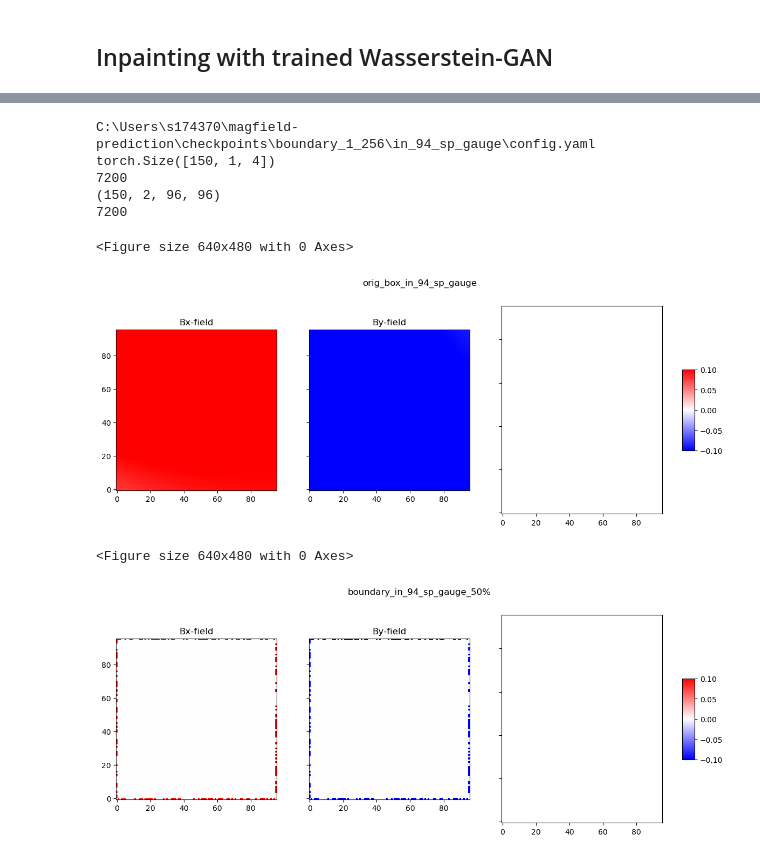
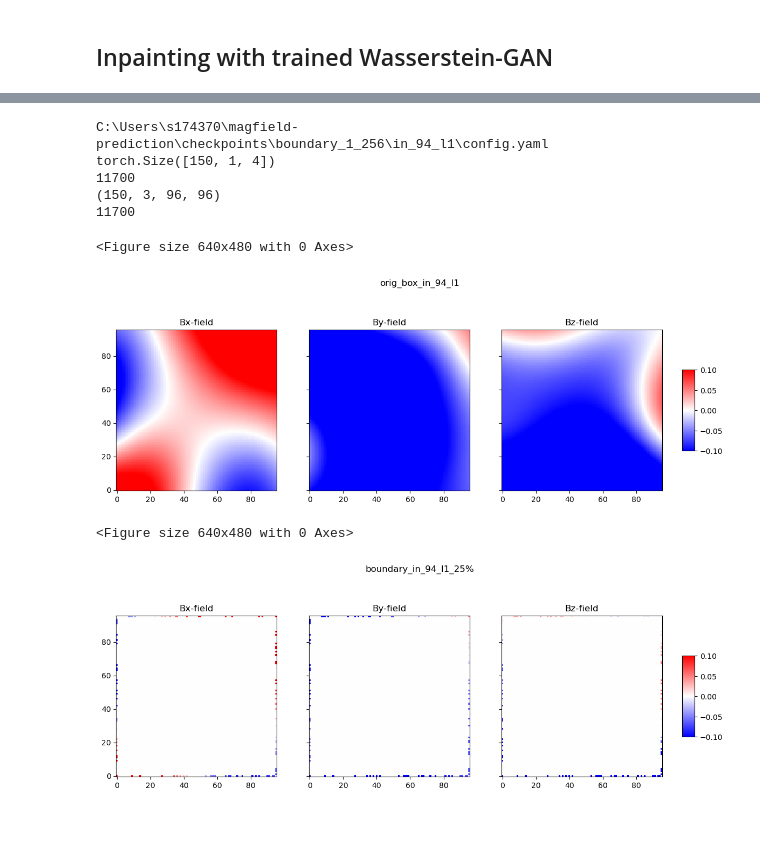
Before and after one commit to andreagboa/magfield-prediction, a Jupyter notebook: n_wgan_inpainting2 copy 2.ipynb, the cells around one changed output, grey strips where cells are left out. Saved outputs shown, nothing was run; the diff lists cells and outputs as text; code cells hidden in the pictures; blank space fills up the shorter version.

```diff
--- a/n_wgan_inpainting2 copy 2.ipynb
+++ b/n_wgan_inpainting2 copy 2.ipynb
@@ -12,18 +12,18 @@ from utils.tools import random_bbox, mask_image, get_config, random_bnd, random_
 from model.networks import Generator
 # %%
 # Parameters
-dim = '2D'
-iter= '500000'
+dim = '3D'
+iter= '600000'
 img_idx = 0
 plt_scale = 0.1
-perc = 50
+perc = 25
 rng = np.random.default_rng(0)
 # path_orig = Path(__file__).parent.resolve() / 'checkpoints' / 'boundary_1_256'
 # exp_path = r'C:\Users\s174370\magfield-prediction\checkpoints\boundary_1_256'
 exp_path = r'C:\Users\s174370\magfield-prediction\checkpoints\boundary_1_256'
-# model = 'in_94_l1'
+model = 'in_94_l1'
 # model = 'in_96_l1_perc'
-model = 'in_94_sp_gauge'
+# model = 'in_94_sp_gauge'
 exp_path = Path(exp_path,model)
 print(exp_path)
 # %% [output]
@@ -34,9 +34,11 @@ if dim == '2D':
     print(file['field'][img_idx,:,:,:].shape)
     field = file['field'][img_idx,:,:,:]
     sample_check(field, v_max=plt_scale, filename = 'orig_'+model)
-else:
+    print('hola')
+if dim == '3D':
     file = h5py.File('data/magfield_256_large.h5')
     print(file['field'][img_idx,:,:,:,1].shape)
     field = file['field'][img_idx,:,:,:,1]
     sample_check(field, v_max=plt_scale, filename = 'orig_'+model)
+    print('hello')
 # %% [output]
@@ -46,33 +49,33 @@ else:
 # %%
 path = Path(exp_path,'config.yaml')
 print(path)
-config = get_config(path)
-# config = get_config(r'C:\Users\s174370\magfield-prediction\checkpoints\boundary_1_256\in_94_l1\config.yaml')
-# config = get_config(r'C:\Users\s174370\magfield-prediction\checkpoints\boundary_1_256\in_96_l1_perc\config.yaml')
+# config = get_config(path)
+config = get_config(r'C:\Users\s174370\magfield-prediction\checkpoints\boundary_1_256\in_94_l1\config.yaml')
+# config = get_config(r'C:\Users\s174370\magfield-prediction\checkpoints\boundary_1_256\in_94_l1_perc\config.yaml')
 # bboxes = random_bbox(config, rng=rng)
 bbox_list = [[(75, 10, 94, 94)] for _ in range(config['batch_size'])]
 bboxes = torch.tensor(bbox_list, dtype=torch.int64)
 print(bboxes.shape)
 x, mask, orig = mask_image(np.array([field]), bboxes, config, bnd=config['boundary'], perc = perc)
 print(np.sum(mask[:,:,-1]==1))
 print(x.shape)
 # mask = random_bnd(mask, perc)
 print(np.sum(mask[:,:,-1]==1))
 
 sample_check(orig[0], v_max=plt_scale, filename = 'orig_box_'+model)
 # %% [output]
-C:\Users\s174370\magfield-prediction\checkpoints\boundary_1_256\in_94_sp_gauge\config.yaml
+C:\Users\s174370\magfield-prediction\checkpoints\boundary_1_256\in_94_l1\config.yaml
 torch.Size([150, 1, 4])
-7200
-(150, 2, 96, 96)
-7200
+11700
+(150, 3, 96, 96)
+11700
 <Figure size 640x480 with 0 Axes>
-[figure, old version]
+[figure, new version]
 # %%
 sample_check(x[0], v_max=plt_scale, filename = 'boundary_'+model+'_'+str(perc)+'%')
 # %% [output]
 <Figure size 640x480 with 0 Axes>
-[figure, old version]
+[figure, new version]
 # %%
 # last_model_name = exp_path + '/gen_'+str+'.pt')
 print(exp_path)
```
Also changed, not shown: parts of 6 cells of this notebook, 4 other files.
